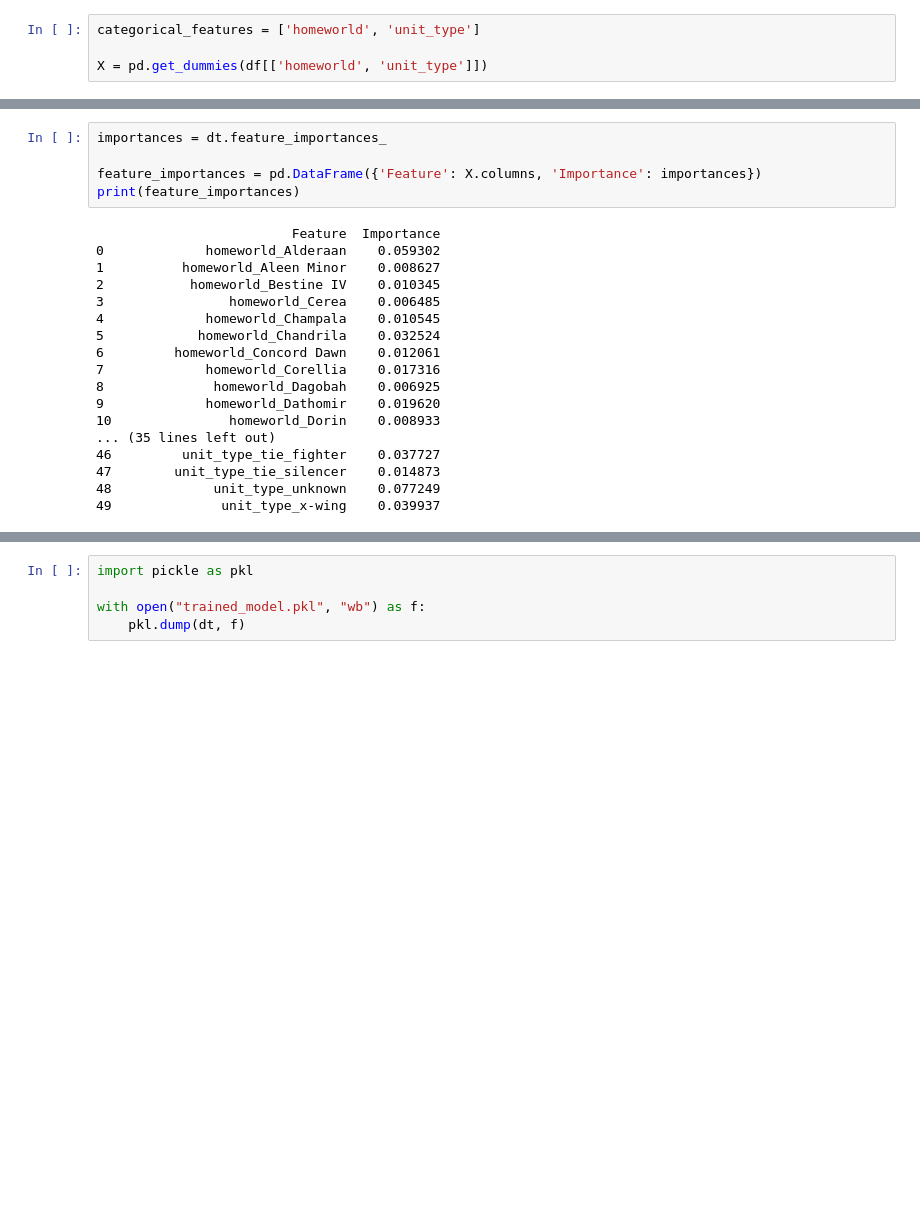
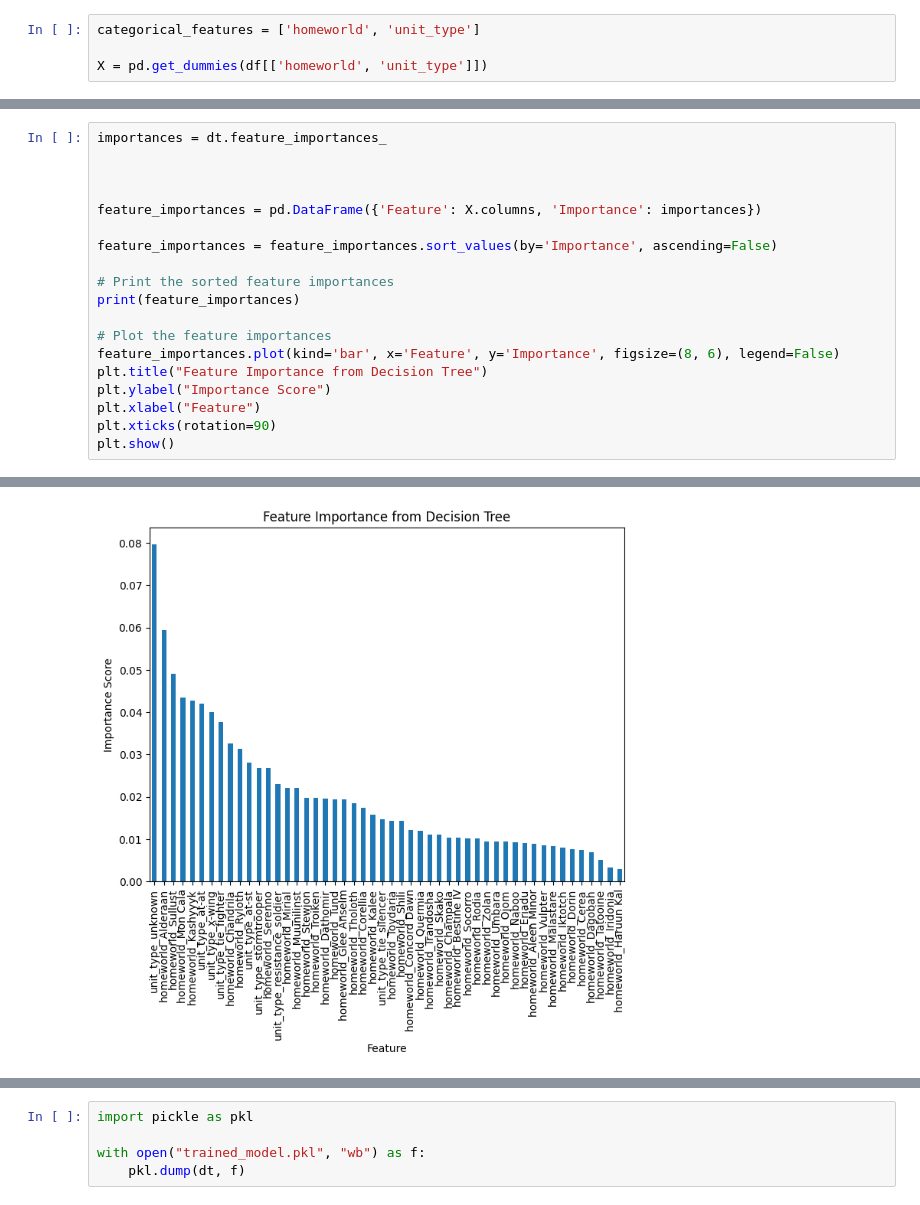
Before and after one commit to TannerSwanson/guided-project-2, a Jupyter notebook: data.ipynb, the cells around one changed output, grey strips where cells are left out. Cells and saved outputs as stored; diff of their text form; blank space fills up the shorter version.

```diff
--- a/data.ipynb
+++ b/data.ipynb
@@ -114,23 +114,20 @@ Accuracy: 0.605
-# %%
-importances = dt.feature_importances_
-
-feature_importances = pd.DataFrame({'Feature': X.columns, 'Importance': importances})
-print(feature_importances)
-# %% [output]
-                         Feature  Importance
-0             homeworld_Alderaan    0.059302
-1          homeworld_Aleen Minor    0.008627
-2           homeworld_Bestine IV    0.010345
-3                homeworld_Cerea    0.006485
-4             homeworld_Champala    0.010545
-5            homeworld_Chandrila    0.032524
-6         homeworld_Concord Dawn    0.012061
-7             homeworld_Corellia    0.017316
-8              homeworld_Dagobah    0.006925
-9             homeworld_Dathomir    0.019620
-10               homeworld_Dorin    0.008933
-... (35 lines left out)
-46         unit_type_tie_fighter    0.037727
-47        unit_type_tie_silencer    0.014873
-48             unit_type_unknown    0.077249
-49              unit_type_x-wing    0.039937
+# %%
+importances = dt.feature_importances_
+
+
+
+feature_importances = pd.DataFrame({'Feature': X.columns, 'Importance': importances})
+
+feature_importances = feature_importances.sort_values(by='Importance', ascending=False)
+
+# Print the sorted feature importances
+print(feature_importances)
+
+# Plot the feature importances
+feature_importances.plot(kind='bar', x='Feature', y='Importance', figsize=(8, 6), legend=False)
+plt.title("Feature Importance from Decision Tree")
+plt.ylabel("Importance Score")
+plt.xlabel("Feature")
+plt.xticks(rotation=90)
+plt.show()
+# %% [output]
@@ -137,3 +151,4 @@ print(feature_importances)
+[figure, added]
 # %%
 feature_importances.plot(kind='bar', figsize=(8,6))
 plt.title("Feature Importance from Decision Tree")
```
Also changed, not shown: parts of 3 cells of this notebook, 1 other file.
